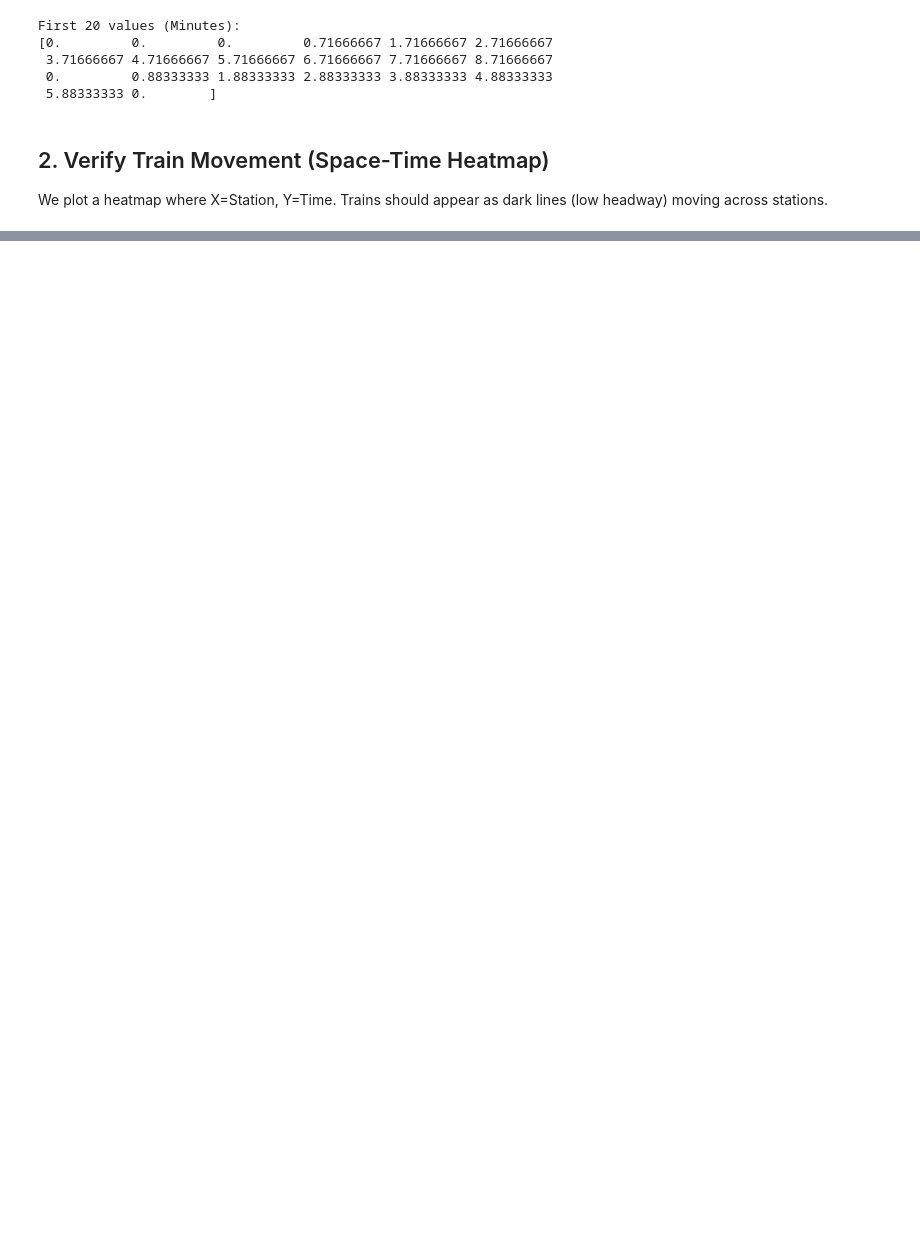
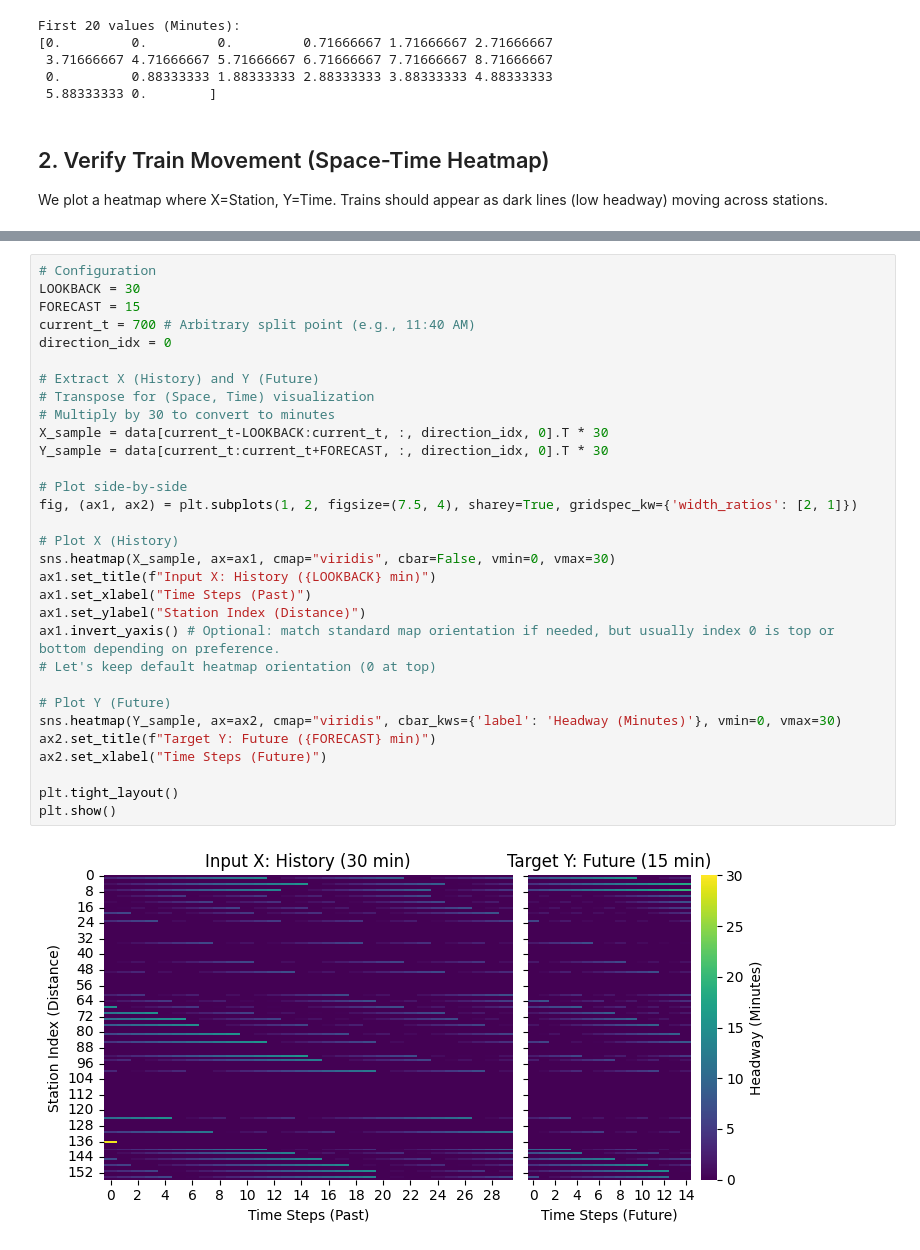
Before and after one commit to DanHerman212/headway-prediction, a Jupyter notebook: notebooks/4_spatiotemporal_eda.ipynb, the cells around one changed output, grey strips where cells are left out. Drawn from its saved outputs; the diff is of its cells as text; blank space fills up the shorter version.

```diff
--- a/notebooks/4_spatiotemporal_eda.ipynb
+++ b/notebooks/4_spatiotemporal_eda.ipynb
@@ -91,0 +98,33 @@ plt.show()
+# %%
+# Configuration
+LOOKBACK = 30
+FORECAST = 15
+current_t = 700 # Arbitrary split point (e.g., 11:40 AM)
+direction_idx = 0
+
+# Extract X (History) and Y (Future)
+# Transpose for (Space, Time) visualization
+# Multiply by 30 to convert to minutes
+X_sample = data[current_t-LOOKBACK:current_t, :, direction_idx, 0].T * 30
+Y_sample = data[current_t:current_t+FORECAST, :, direction_idx, 0].T * 30
+
+# Plot side-by-side
+fig, (ax1, ax2) = plt.subplots(1, 2, figsize=(7.5, 4), sharey=True, gridspec_kw={'width_ratios': [2, 1]})
+
+# Plot X (History)
+sns.heatmap(X_sample, ax=ax1, cmap="viridis", cbar=False, vmin=0, vmax=30)
+ax1.set_title(f"Input X: History ({LOOKBACK} min)")
+ax1.set_xlabel("Time Steps (Past)")
+ax1.set_ylabel("Station Index (Distance)")
+ax1.invert_yaxis() # Optional: match standard map orientation if needed, but usually index 0 is top or bottom depending on preference.
+# Let's keep default heatmap orientation (0 at top)
+
+# Plot Y (Future)
+sns.heatmap(Y_sample, ax=ax2, cmap="viridis", cbar_kws={'label': 'Headway (Minutes)'}, vmin=0, vmax=30)
+ax2.set_title(f"Target Y: Future ({FORECAST} min)")
+ax2.set_xlabel("Time Steps (Future)")
+
+plt.tight_layout()
+plt.show()
+# %% [output]
+[figure, added]
```
Also changed, not shown: parts of 4 cells of this notebook.
